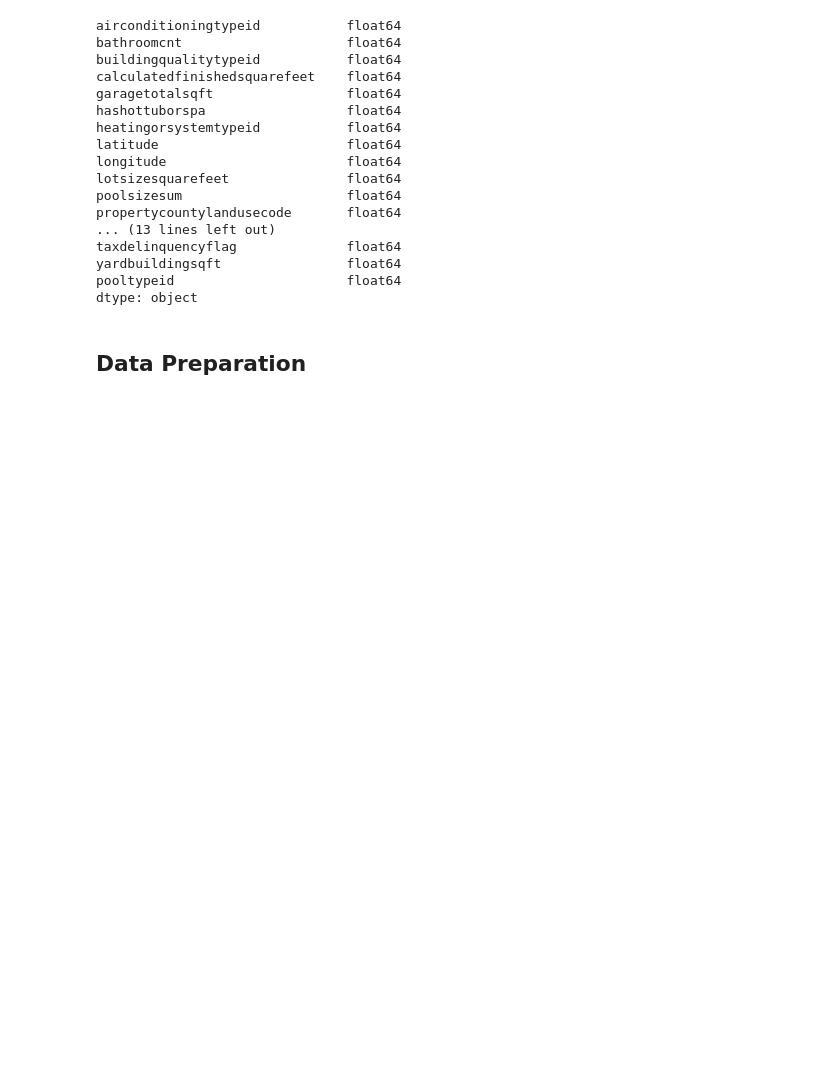
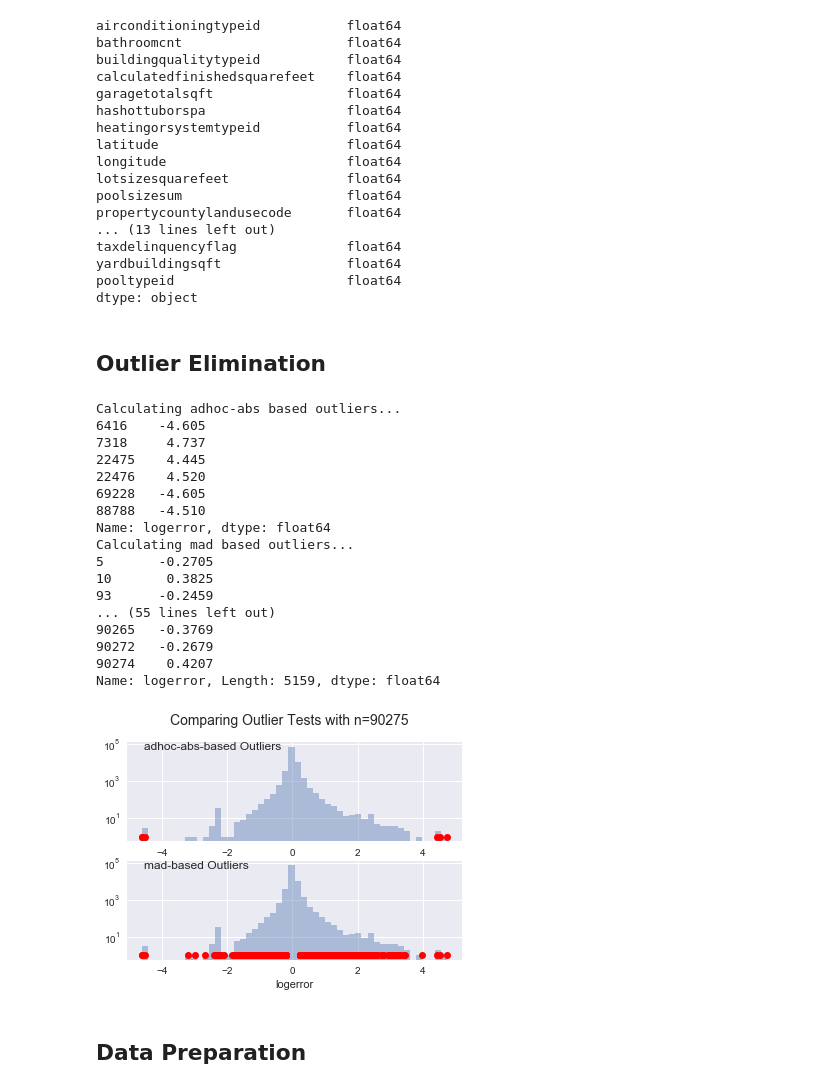
Before and after one commit to summersuny/03kagglePrediction, a Jupyter notebook: Data Cleaning v3.ipynb, the cells around one changed output. Saved outputs shown, nothing was run; the diff lists cells and outputs as text; code cells hidden in the pictures; blank space fills up the shorter version.

Commit message:
outlier

```diff
--- a/Data Cleaning v3.ipynb
+++ b/Data Cleaning v3.ipynb
@@ -328,3 +326,5 @@ taxdelinquencyflag              float64
 yardbuildingsqft                float64
 pooltypeid                      float64
 dtype: object
+# %% [markdown]
+## Outlier Elimination
@@ -330,0 +368,34 @@ dtype: object
+# %%
+#funcs = {'percentile':percentile_based_outlier, 'mad':mad_based_outlier}
+funcs = {'adhoc-abs':abs_value_outlier, 'mad':mad_based_outlier}
+
+def calc_outliers(x, funcs):
+    outliers = {}
+    for func in funcs:
+        print('Calculating {} based outliers...'.format(func))
+        outliers[func] = funcs[func](x)
+        print(x[outliers[func]])
+    return outliers
+
+outliers = calc_outliers(train['logerror'], funcs)
+plot(train['logerror'], outliers)
+plt.show()
+# %% [output]
+Calculating adhoc-abs based outliers...
+6416    -4.605
+7318     4.737
+22475    4.445
+22476    4.520
+69228   -4.605
+88788   -4.510
+Name: logerror, dtype: float64
+Calculating mad based outliers...
+5       -0.2705
+10       0.3825
+93      -0.2459
+... (55 lines left out)
+90265   -0.3769
+90272   -0.2679
+90274    0.4207
+Name: logerror, Length: 5159, dtype: float64
+[figure, added]
```
Also changed, not shown: parts of 6 cells of this notebook.
